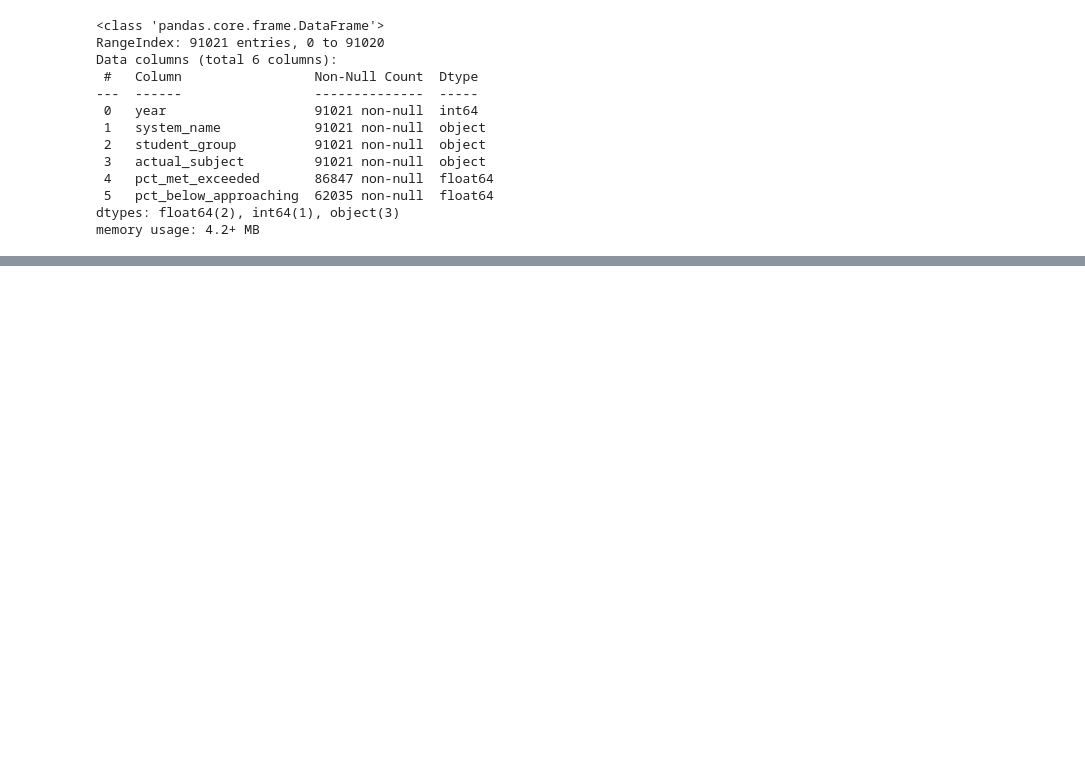
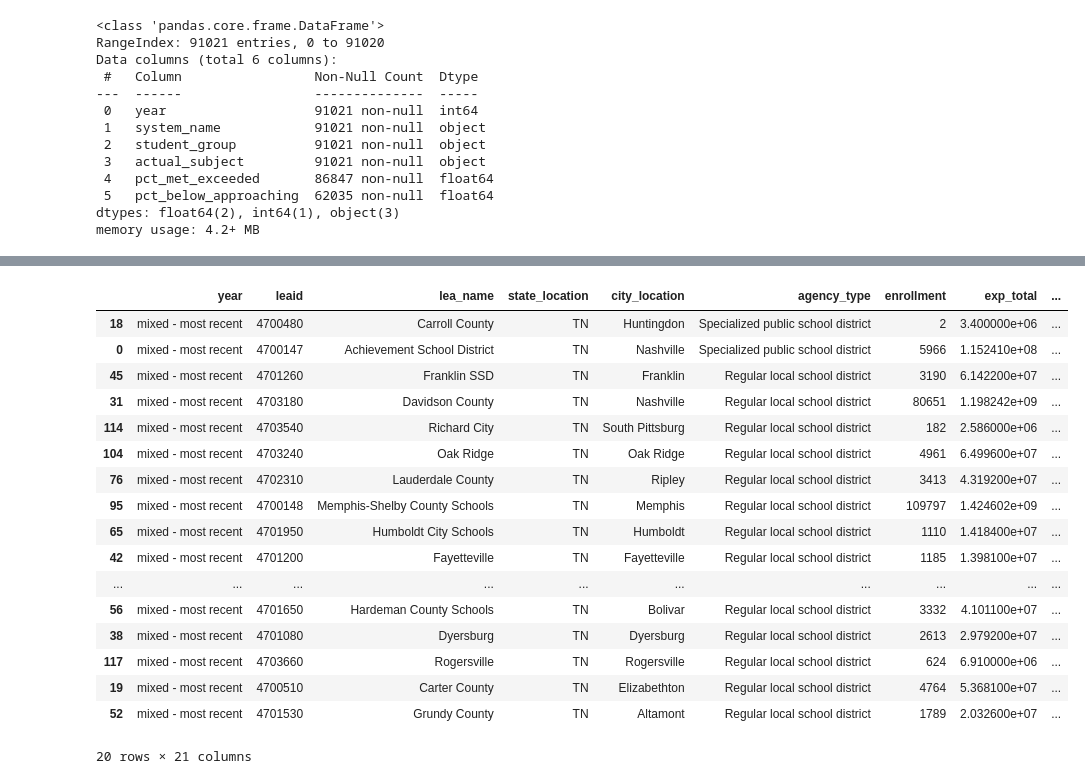
Before and after one commit to jmcapps/education_capstone, a Jupyter notebook: notebooks/test.ipynb, the cells around one changed output, grey strips where cells are left out. Cells and saved outputs as stored; diff of their text form; code cells hidden in the pictures; blank space fills up the shorter version.

```diff
--- a/notebooks/test.ipynb
+++ b/notebooks/test.ipynb
@@ -2167,0 +1848,2 @@ combined_df_1923.to_csv('combined_df_1923.csv', index=False)
+# %%
+exp_a['exp_per_student'] = exp_a['exp_current_elsec_total'] / exp_a['enrollment']
@@ -2167,0 +1866,21 @@ combined_df_1923.to_csv('combined_df_1923.csv', index=False)
+# %%
+exp_a.nlargest(20,'exp_per_student')
+# %% [output]
+|  | year | leaid | lea_name | state_location | city_location | agency_type | enrollment | exp_total | ... |
+| 18 | mixed - most recent | 4700480 | Carroll County | TN | Huntingdon | Specialized public school district | 2 | 3.400000e+06 | ... |
+| 0 | mixed - most recent | 4700147 | Achievement School District | TN | Nashville | Specialized public school district | 5966 | 1.152410e+08 | ... |
+| 45 | mixed - most recent | 4701260 | Franklin SSD | TN | Franklin | Regular local school district | 3190 | 6.142200e+07 | ... |
+| 31 | mixed - most recent | 4703180 | Davidson County | TN | Nashville | Regular local school district | 80651 | 1.198242e+09 | ... |
+| 114 | mixed - most recent | 4703540 | Richard City | TN | South Pittsburg | Regular local school district | 182 | 2.586000e+06 | ... |
+| 104 | mixed - most recent | 4703240 | Oak Ridge | TN | Oak Ridge | Regular local school district | 4961 | 6.499600e+07 | ... |
+| 76 | mixed - most recent | 4702310 | Lauderdale County | TN | Ripley | Regular local school district | 3413 | 4.319200e+07 | ... |
+| 95 | mixed - most recent | 4700148 | Memphis-Shelby County Schools | TN | Memphis | Regular local school district | 109797 | 1.424602e+09 | ... |
+| 65 | mixed - most recent | 4701950 | Humboldt City Schools | TN | Humboldt | Regular local school district | 1110 | 1.418400e+07 | ... |
+| 42 | mixed - most recent | 4701200 | Fayetteville | TN | Fayetteville | Regular local school district | 1185 | 1.398100e+07 | ... |
+| ... | ... | ... | ... | ... | ... | ... | ... | ... | ... |
+| 56 | mixed - most recent | 4701650 | Hardeman County Schools | TN | Bolivar | Regular local school district | 3332 | 4.101100e+07 | ... |
+| 38 | mixed - most recent | 4701080 | Dyersburg | TN | Dyersburg | Regular local school district | 2613 | 2.979200e+07 | ... |
+| 117 | mixed - most recent | 4703660 | Rogersville | TN | Rogersville | Regular local school district | 624 | 6.910000e+06 | ... |
+| 19 | mixed - most recent | 4700510 | Carter County | TN | Elizabethton | Regular local school district | 4764 | 5.368100e+07 | ... |
+| 52 | mixed - most recent | 4701530 | Grundy County | TN | Altamont | Regular local school district | 1789 | 2.032600e+07 | ... |
+20 rows × 21 columns
```
Also changed, not shown: parts of 139 cells of this notebook, 2 other files.
